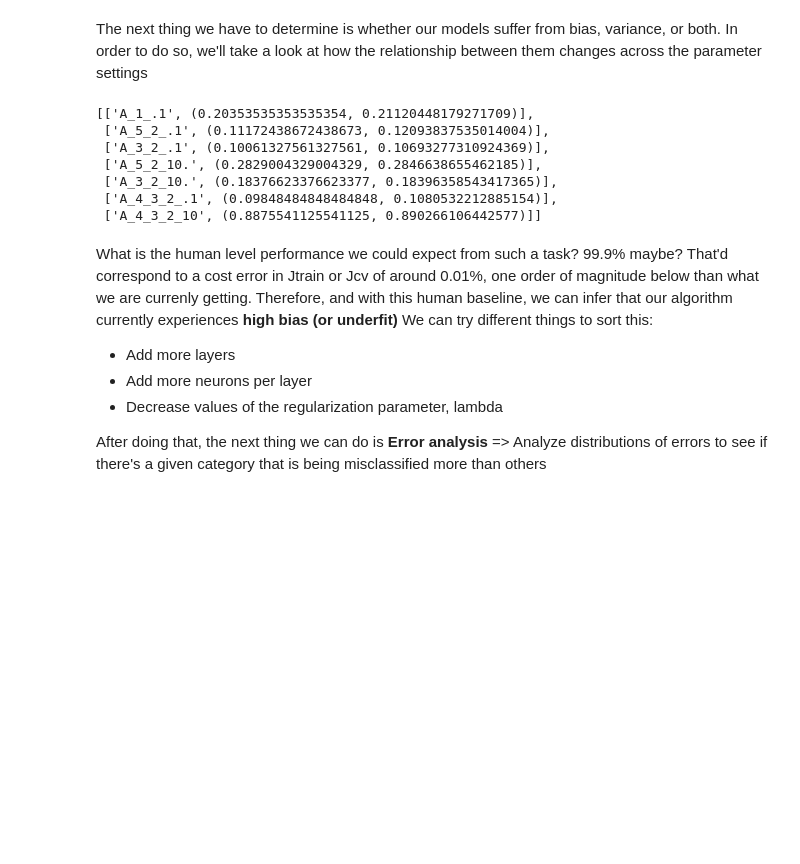
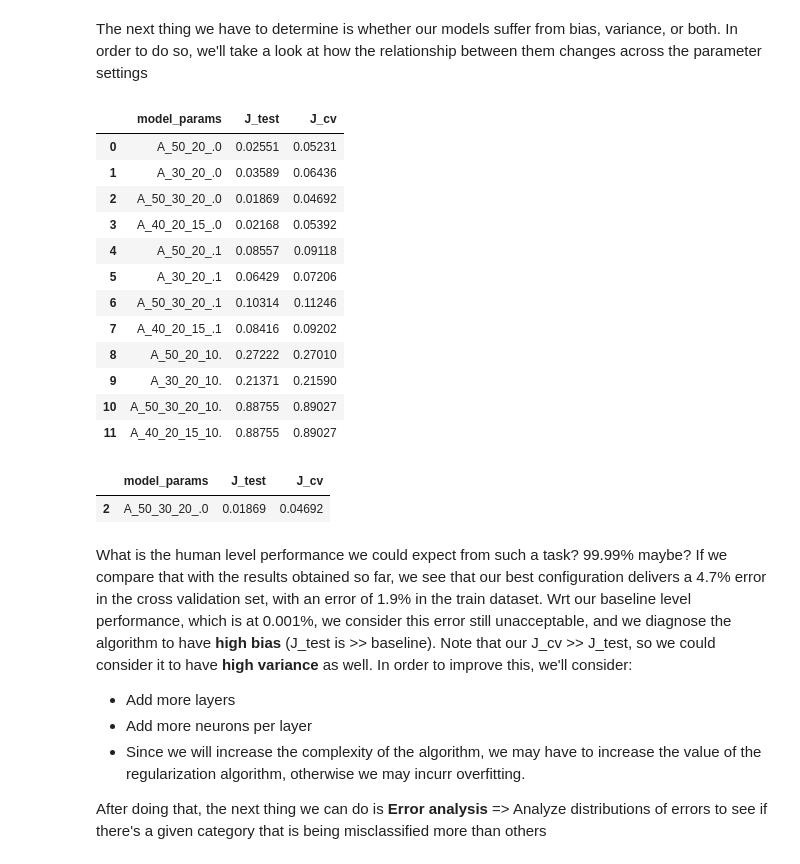
Before and after one commit to AXELQUANTT/Generic, a Jupyter notebook: digit_recognizer_challenge.ipynb, the cells around one changed output. Cells and saved outputs as stored; diff of their text form; code cells hidden in the pictures; blank space fills up the shorter version.

Commit message:
Add more configurations to the algorithm

```diff
--- a/digit_recognizer_challenge.ipynb
+++ b/digit_recognizer_challenge.ipynb
@@ -218,20 +217,33 @@ udr.plot_adam_cost(error_logs)
 # %% [markdown]
 The next thing we have to determine is whether our models suffer from bias, variance, or both. In order to do so, we'll take a look at how the relationship between them changes across the parameter settings
 # %%
-model_train_cv_cost = [[model,stats[1:3]] for model,stats in results.items()]
+model_train_cv_cost = [[model,round(stats[1],5),round(stats[2],5)] for model,stats in results.items()]
+model_train_cv_cost = pd.DataFrame(model_train_cv_cost,columns=['model_params','J_test', 'J_cv'])
 model_train_cv_cost
 # %% [output]
-[['A_1_.1', (0.20353535353535354, 0.21120448179271709)],
- ['A_5_2_.1', (0.11172438672438673, 0.12093837535014004)],
- ['A_3_2_.1', (0.10061327561327561, 0.10693277310924369)],
- ['A_5_2_10.', (0.2829004329004329, 0.2846638655462185)],
- ['A_3_2_10.', (0.18376623376623377, 0.18396358543417365)],
- ['A_4_3_2_.1', (0.09848484848484848, 0.1080532212885154)],
- ['A_4_3_2_10', (0.8875541125541125, 0.890266106442577)]]
+|  | model_params | J_test | J_cv |
+| 0 | A_50_20_.0 | 0.02551 | 0.05231 |
+| 1 | A_30_20_.0 | 0.03589 | 0.06436 |
+| 2 | A_50_30_20_.0 | 0.01869 | 0.04692 |
+| 3 | A_40_20_15_.0 | 0.02168 | 0.05392 |
+| 4 | A_50_20_.1 | 0.08557 | 0.09118 |
+| 5 | A_30_20_.1 | 0.06429 | 0.07206 |
+| 6 | A_50_30_20_.1 | 0.10314 | 0.11246 |
+| 7 | A_40_20_15_.1 | 0.08416 | 0.09202 |
+| 8 | A_50_20_10. | 0.27222 | 0.27010 |
+| 9 | A_30_20_10. | 0.21371 | 0.21590 |
+| 10 | A_50_30_20_10. | 0.88755 | 0.89027 |
+| 11 | A_40_20_15_10. | 0.88755 | 0.89027 |
+# %%
+best_config = model_train_cv_cost.loc[model_train_cv_cost['J_cv']==min(model_train_cv_cost['J_cv']),:]
+best_config
+# %% [output]
+|  | model_params | J_test | J_cv |
+| 2 | A_50_30_20_.0 | 0.01869 | 0.04692 |
 # %% [markdown]
-What is the human level performance we could expect from such a task? 99.9% maybe? That'd correspond to a cost error in Jtrain or Jcv of around 0.01%, one order of magnitude below than what we are currenly getting. Therefore, and with this human baseline, we can infer that our algorithm currently experiences **high bias (or underfit)** We can try different things to sort this:
+What is the human level performance we could expect from such a task? 99.99% maybe? If we compare that with the results obtained so far, we see that our best configuration delivers a 4.7% error in the cross validation set, with an error of 1.9% in the train dataset. Wrt our baseline level performance, which is at 0.001%, we consider this error still unacceptable, and we diagnose the algorithm to have **high bias** (J_test is >> baseline). Note that our J_cv >> J_test, so we could consider it to have **high variance** as well.  In order to improve this, we'll consider:
 - Add more layers
 - Add more neurons per layer
-- Decrease values of the regularization parameter, lambda
+- Since we will increase the complexity of the algorithm, we may have to increase the value of the regularization algorithm, otherwise we may incurr overfitting.
 
 After doing that, the next thing we can do is **Error analysis** => Analyze distributions of errors to see if there's a given category that is being misclassified more than others
```
Also changed, not shown: parts of 5 cells of this notebook.
